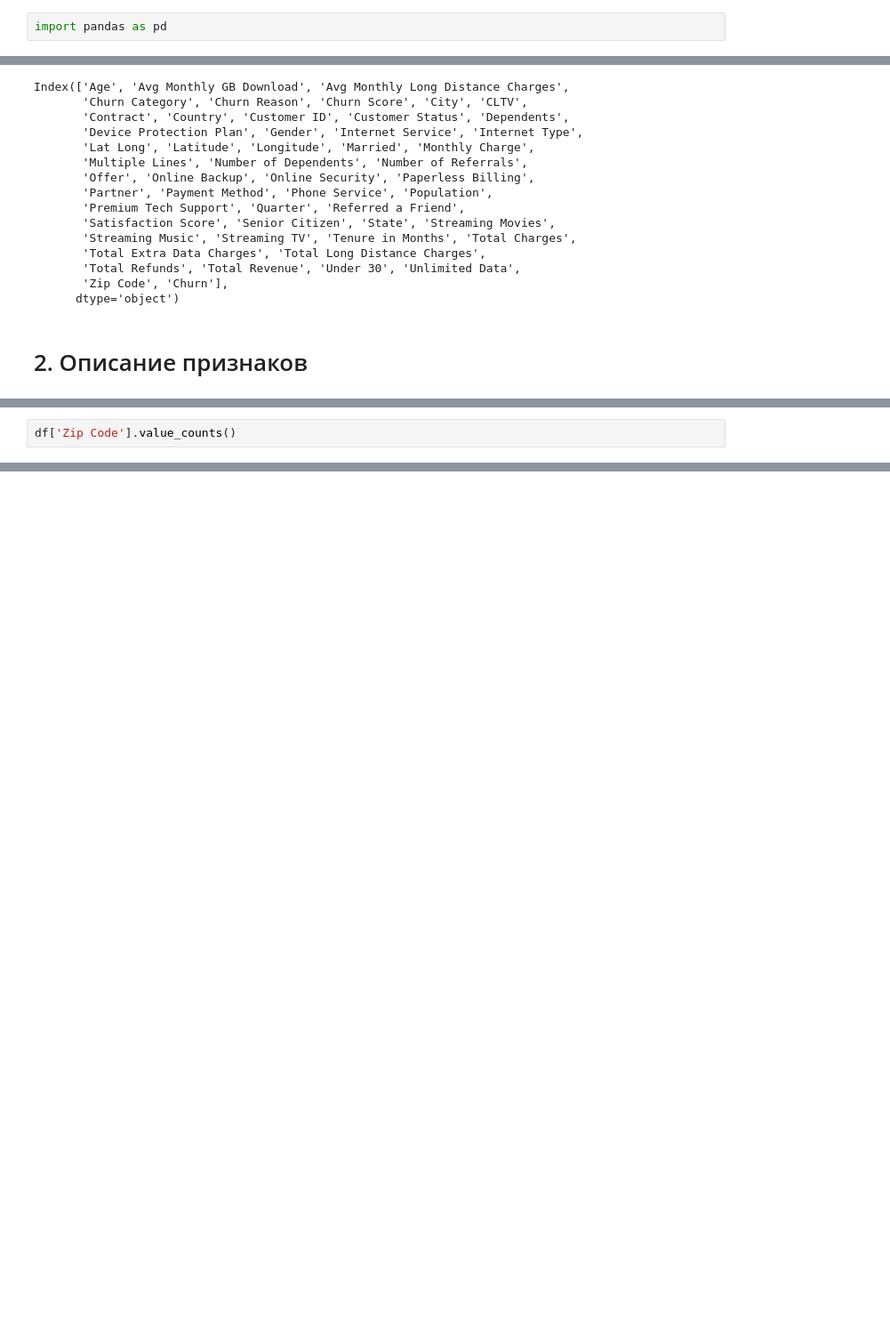
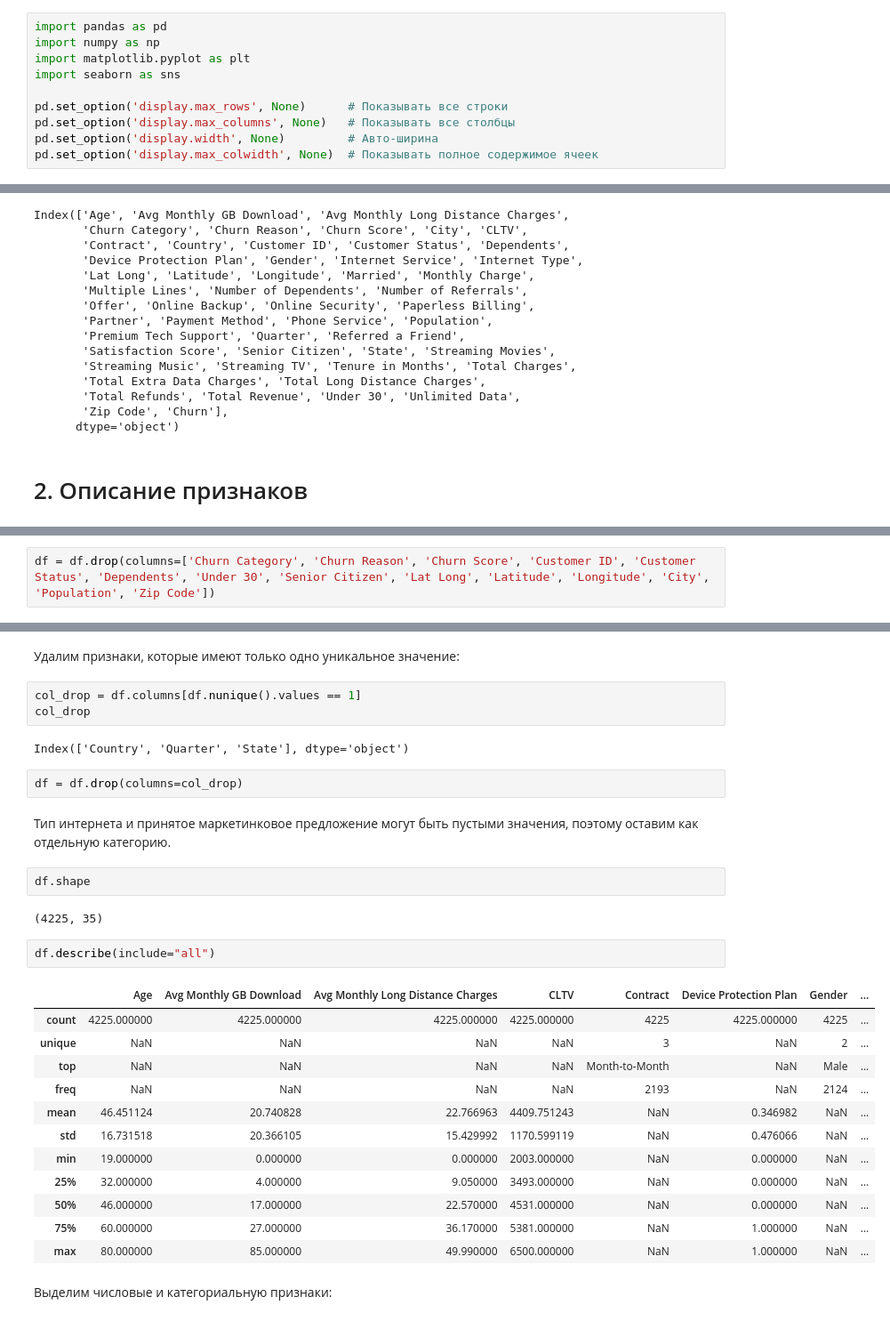
Before and after one commit to Valuxalo/ML_telco_customer_churn, a Jupyter notebook: model/EDA.ipynb, the cells around one changed output, grey strips where cells are left out. Shown at 89% size. Cells and saved outputs as stored; diff of their text form; blank space fills up the shorter version.

```diff
--- a/model/EDA.ipynb
+++ b/model/EDA.ipynb
@@ -2,6 +2,14 @@
 # 0. Импорт библиотек
 # %%
 import pandas as pd
+import numpy as np
+import matplotlib.pyplot as plt
+import seaborn as sns
+
+pd.set_option('display.max_rows', None)      # Показывать все строки
+pd.set_option('display.max_columns', None)   # Показывать все столбцы
+pd.set_option('display.width', None)         # Авто-ширина
+pd.set_option('display.max_colwidth', None)  # Показывать полное содержимое ячеек
 # %% [markdown]
 # 1. Загрузка данных (Extract)
 # %% [markdown]
@@ -119,2 +129,2 @@ Index(['Age', 'Avg Monthly GB Download', 'Avg Monthly Long Distance Charges',
 # %%
-df['Zip Code'].value_counts()
+df = df.drop(columns=['Churn Category', 'Churn Reason', 'Churn Score', 'Customer ID', 'Customer Status', 'Dependents', 'Under 30', 'Senior Citizen', 'Lat Long', 'Latitude', 'Longitude', 'City', 'Population', 'Zip Code'])
@@ -134,0 +161,32 @@ Name: count, Length: 1594, dtype: int64
+# %% [markdown]
+Удалим признаки, которые имеют только одно уникальное значение:
+# %%
+col_drop = df.columns[df.nunique().values == 1]
+col_drop
+# %% [output]
+Index(['Country', 'Quarter', 'State'], dtype='object')
+# %%
+df = df.drop(columns=col_drop)
+# %% [markdown]
+Тип интернета и принятое маркетинковое предложение могут быть пустыми значения, поэтому оставим как отдельную категорию.
+# %%
+df.shape
+# %% [output]
+(4225, 35)
+# %%
+df.describe(include="all")
+# %% [output]
+|  | Age | Avg Monthly GB Download | Avg Monthly Long Distance Charges | CLTV | Contract | Device Protection Plan | Gender | ... |
+| count | 4225.000000 | 4225.000000 | 4225.000000 | 4225.000000 | 4225 | 4225.000000 | 4225 | ... |
+| unique | NaN | NaN | NaN | NaN | 3 | NaN | 2 | ... |
+| top | NaN | NaN | NaN | NaN | Month-to-Month | NaN | Male | ... |
+| freq | NaN | NaN | NaN | NaN | 2193 | NaN | 2124 | ... |
+| mean | 46.451124 | 20.740828 | 22.766963 | 4409.751243 | NaN | 0.346982 | NaN | ... |
+| std | 16.731518 | 20.366105 | 15.429992 | 1170.599119 | NaN | 0.476066 | NaN | ... |
+| min | 19.000000 | 0.000000 | 0.000000 | 2003.000000 | NaN | 0.000000 | NaN | ... |
+| 25% | 32.000000 | 4.000000 | 9.050000 | 3493.000000 | NaN | 0.000000 | NaN | ... |
+| 50% | 46.000000 | 17.000000 | 22.570000 | 4531.000000 | NaN | 0.000000 | NaN | ... |
+| 75% | 60.000000 | 27.000000 | 36.170000 | 5381.000000 | NaN | 1.000000 | NaN | ... |
+| max | 80.000000 | 85.000000 | 49.990000 | 6500.000000 | NaN | 1.000000 | NaN | ... |
+# %% [markdown]
+Выделим числовые и категориальную признаки:
```
Also changed, not shown: parts of 27 cells of this notebook.
